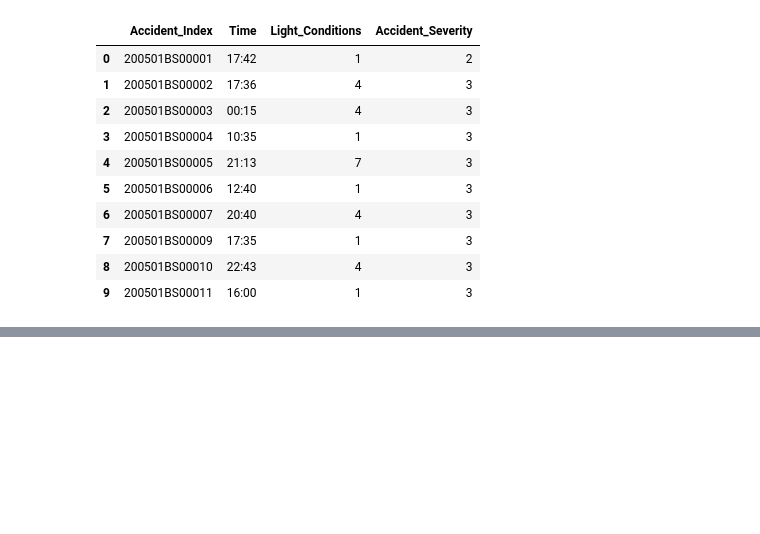
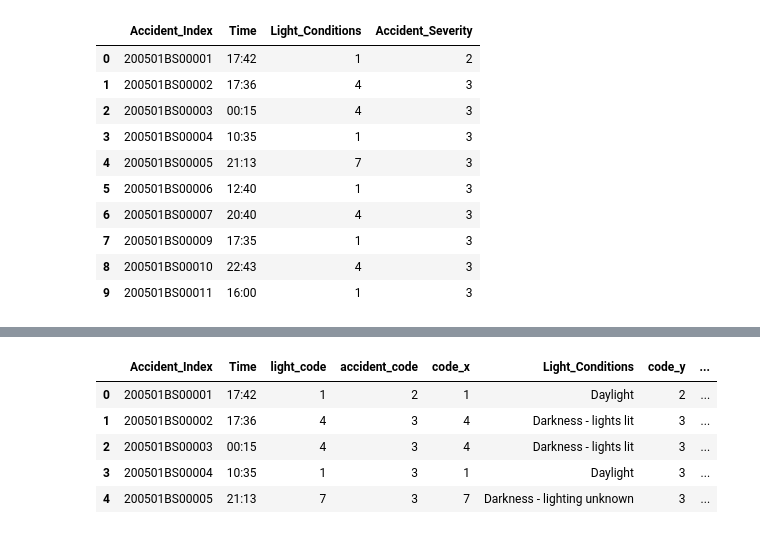
Before and after one commit to baybailz/Project-One-UNCC-Bootcamp, a Jupyter notebook: mgray/LightConditions_MGray.ipynb, the cells around one changed output, grey strips where cells are left out. Cells and saved outputs as stored; diff of their text form; code cells hidden in the pictures; blank space fills up the shorter version.

```diff
--- a/mgray/LightConditions_MGray.ipynb
+++ b/mgray/LightConditions_MGray.ipynb
@@ -35,3 +36,10 @@ light_acc.head(10)
 | 7 | 200501BS00009 | 17:35 | 1 | 3 |
 | 8 | 200501BS00010 | 22:43 | 4 | 3 |
 | 9 | 200501BS00011 | 16:00 | 1 | 3 |
+# %%
+# Now merge the light conditions context to the dataframe.
+context_light_cond = pd.read_csv("../contextCSVs/Light_Conditions.csv")
+light_merge = pd.merge(light_acc, context_light_cond, how="left", left_on="Light_Conditions", right_on="code")
+
+Light_Merge = light_merge.rename(index=str, columns={"Light_Conditions":"light_code","label": "Light_Conditions"})
+Light_Merge.head()
@@ -37,0 +53,14 @@ light_acc.head(10)
+# %%
+# Now merge the accident severity conditions context to the dataframe.
+context_acc_sev = pd.read_csv("../contextCSVs/Accident_Severity.csv")
+acc_merge = pd.merge(Light_Merge, context_acc_sev, how="left", left_on="Accident_Severity", right_on="code")
+
+Light_Acc_Merge = acc_merge.rename(index=str, columns={"Accident_Severity":"accident_code","label":"Accident_Severity"})
+Light_Acc_Merge.head()
+# %% [output]
+|  | Accident_Index | Time | light_code | accident_code | code_x | Light_Conditions | code_y | ... |
+| 0 | 200501BS00001 | 17:42 | 1 | 2 | 1 | Daylight | 2 | ... |
+| 1 | 200501BS00002 | 17:36 | 4 | 3 | 4 | Darkness - lights lit | 3 | ... |
+| 2 | 200501BS00003 | 00:15 | 4 | 3 | 4 | Darkness - lights lit | 3 | ... |
+| 3 | 200501BS00004 | 10:35 | 1 | 3 | 1 | Daylight | 3 | ... |
+| 4 | 200501BS00005 | 21:13 | 7 | 3 | 7 | Darkness - lighting unknown | 3 | ... |
```
Also changed, not shown: parts of 4 cells of this notebook, 1 other file.
